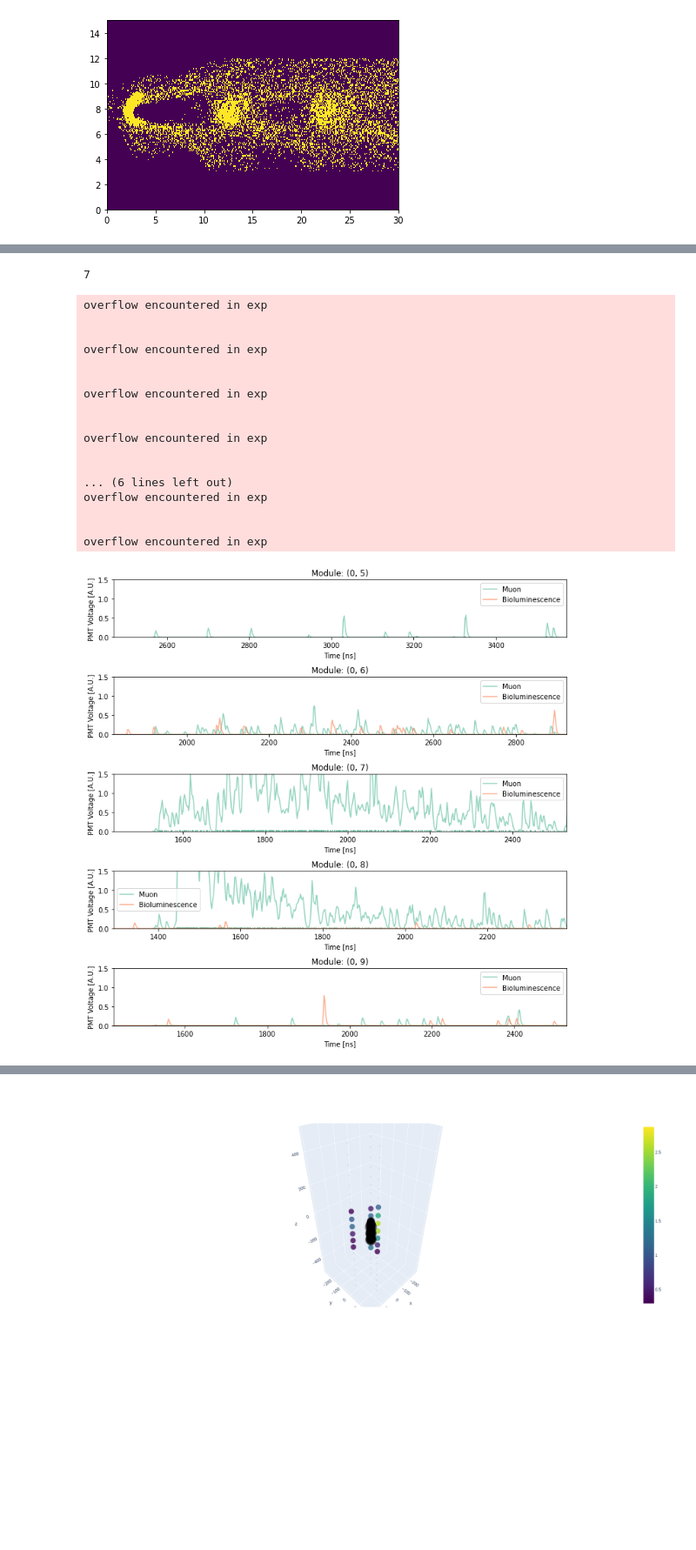
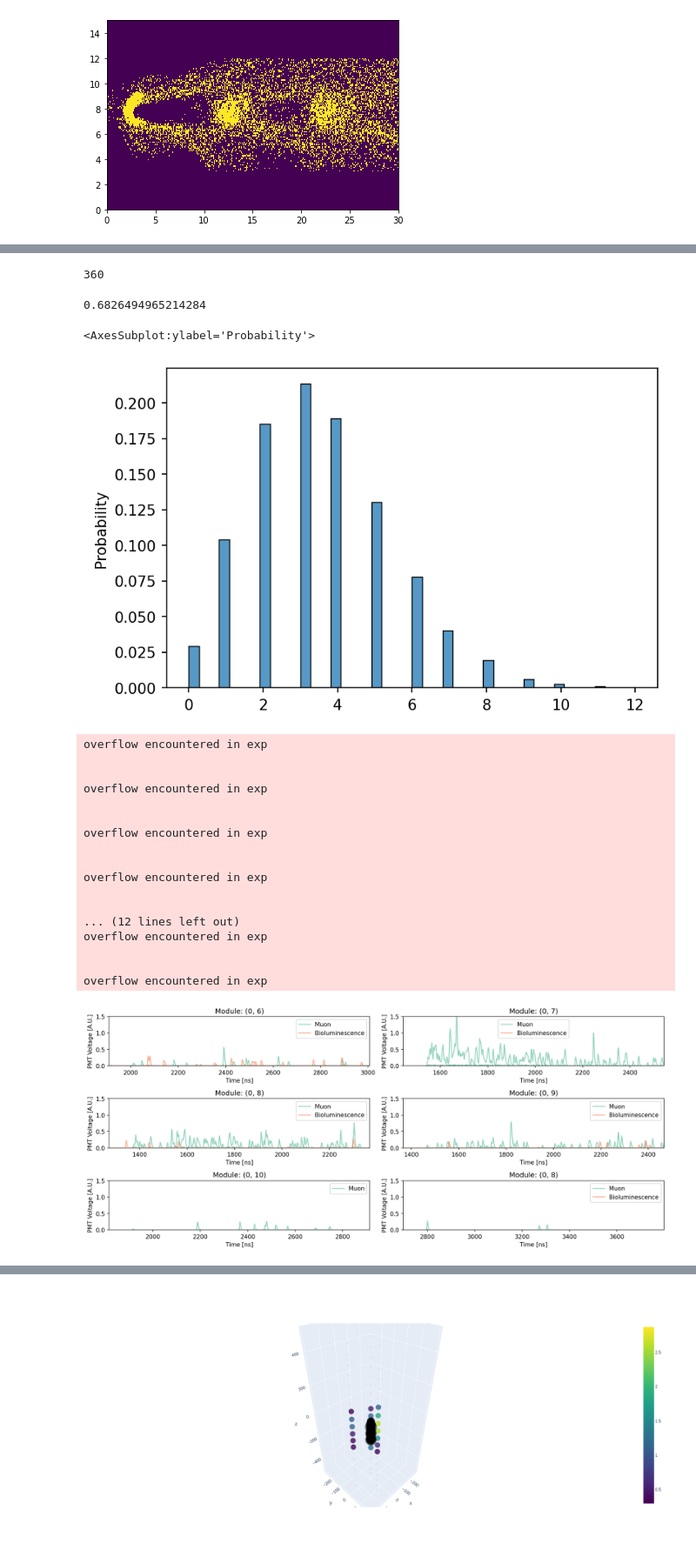
Before and after one commit to chrhck/gnn_testbed, a Jupyter notebook: biolumi_sims.ipynb, the cells around one changed output, grey strips where cells are left out. Shown at 87% size. Drawn from its saved outputs; the diff is of its cells as text; code cells hidden in the pictures; blank space fills up the shorter version.

```diff
--- a/biolumi_sims.ipynb
+++ b/biolumi_sims.ipynb
@@ -1,6 +1,7 @@
 # %%
 import pandas as pd
 import matplotlib.pyplot as plt
+plt.rcParams["figure.dpi"] = 150
 import numpy as np
 import awkward as ak
 import scipy.stats
@@ -148,14 +153,45 @@ hit_times_biolumi = ak.sort(
 def coinc(hit_times):
     res = []
     for ts in hit_times:
-        trig = np.any((ts[1:] - ts[:-1]) < 1E3)
+        trig = np.any((ts[1:] - ts[:-1]) < 100)
         if trig:
             res.append(ts)
         else:
             res.append([])
     return ak.Array(res)
 
-#def local_coinc(hit_times):
+lc_links = {}
+for i in range(60):
+
+    links = list(range(max(i-1, (i//20)*20), min(i+2, (i//20+1)*20)))
+    links.remove(i)
+    lc_links[i] = links
+
+
+def local_coinc(hit_times):
+    res = []
+    nlcs = 0
+    for mid in range(len(hit_times)):
+        ts_l = ak.sort(ak.flatten(hit_times[lc_links[mid]]))
+        ts_mod = hit_times[mid]
+
+        valid = (ts_mod[1:] - ts_mod[:-1]) < 50
+
+        triggers = np.zeros(ak.sum(valid), dtype=np.bool)
+        for i, vhit in enumerate(ts_mod[valid]):
+
+            if np.any(np.abs(ts_l - vhit) < 500):
+                triggers[i] = True
+        nlcs += ak.sum(triggers)
+        if np.any(triggers):
+            res.append(ts_mod)
+        else:
+            res.append([])
+    return ak.Array(res), nlcs
+
+
+
+
 
 #def trigger(hit_times):
-hit_times_coinc = coinc(hit_times_biolumi)
+hit_times_coinc, nlcs = local_coinc(hit_times_biolumi)
@@ -170,7 +220,7 @@ d = np.asarray([-1., -1., -1.5])
 d /= np.linalg.norm(d)
 
 
-hit_times_track, rec_track = generate_realistic_track(det, p, d, 1000, 3E5, propagator=prop,
+hit_times_track, rec_track = generate_realistic_track(det, p, d, 1000, 1E4, propagator=prop,
                                                 lambda_abs=30, lambda_sca = 100,
                                                 photocathode_area = pcath_area
                                                )
@@ -181,7 +231,7 @@ hit_times_track, rec_track = generate_realistic_track(det, p, d, 1000, 3E5, prop
 max_ix = 8
 hist_data = {
     "biolumi": np.asarray(hit_times_biolumi[max_ix]),
-    "cascade": np.asarray(hit_times_casc[max_ix]),
+    #"cascade": np.asarray(hit_times_casc[max_ix]),
     "track": np.asarray(hit_times_track[max_ix])
 }
 
@@ -215,7 +280,16 @@ plt.savefig("photoncounts_track_biolumi.pdf")
 # %%
-ak.argmax(ak.count(hit_times_track, axis=1))
+ak.max(ak.count(hit_times_biolumi, axis=1))
 # %% [output]
-7
+360
+# %%
+(1- scipy.stats.poisson.cdf(0, 0.5*3.5))**2
+# %% [output]
+0.6826494965214284
+# %%
+sns.histplot(scipy.stats.poisson.rvs(3.5, size=10000), stat="probability")
+# %% [output]
+<AxesSubplot:ylabel='Probability'>
+[figure, added]
 # %%
 class SPETemplate:
     def __init__(self):
@@ -258,7 +332,7 @@ def make_waveform(hits, template, times=None):
 
 template = SPETemplate()
 # %%
-fig, axs = plt.subplots(5, figsize=(10, 5*2))
+fig, axs = plt.subplots(3, 2, figsize=(7*2, 2*3))
 mask = ak.count(hit_times_track, axis=1) > 5
 
 sel_track = hit_times_track[mask]
@@ -280,35 +354,35 @@ for i, ax in zip(range(len(sel_track)), axs.ravel()):
         sns.rugplot(x=sel_bio[i], color=colors[1], ax=ax)
     #figure = plt.figure(figsize=(15, 5))
 
 
     ax.set_ylim(0, 1.5)
 
     ax.legend()
     ax.set_xlabel("Time [ns]")
     ax.set_ylabel("PMT Voltage [A.U.]")
     ax.set_xlim(ak.min(sel_track[i])-100, ak.min(sel_track[i])+1000)
     ax.set_title(f"Module: {modules[mod_keys[i]].key}")
 plt.tight_layout()
 plt.savefig("waveforms_track_biolumi.pdf")
 # %% [output]
 overflow encountered in exp
 
 
 overflow encountered in exp
 
 
 overflow encountered in exp
 
 
 overflow encountered in exp
 
 
-... (6 lines left out)
+... (12 lines left out)
 overflow encountered in exp
 
 
 overflow encountered in exp
-[figure, old version]
+[figure, new version]
 # %%
 tw = [ak.min(hit_times_track), ak.max(hit_times_track)]
 # %%
```
Also changed, not shown: parts of 11 cells of this notebook, 4 other files.
